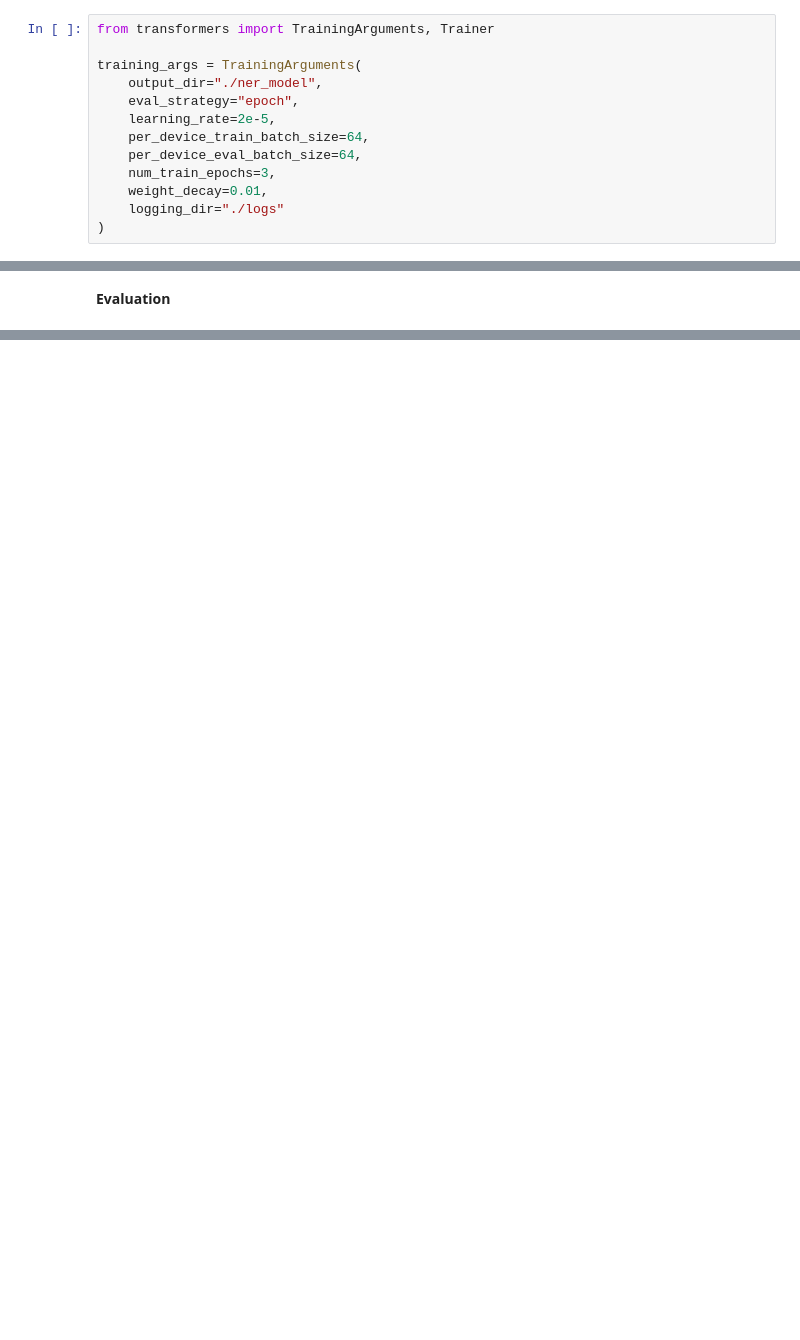
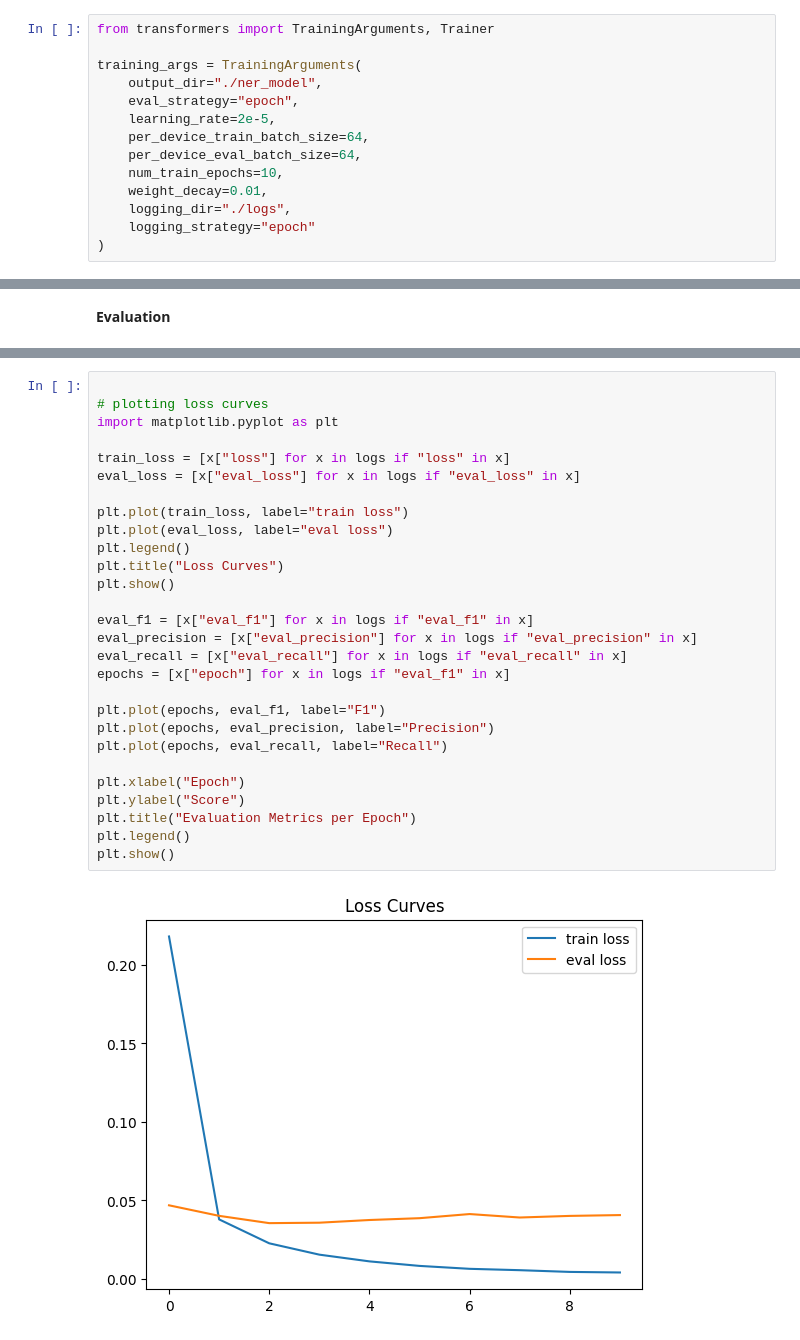
Before and after one commit to jromeo3415/BERT-adapt-to-NER, a Jupyter notebook: ADL_final_project.ipynb, the cells around one changed output, grey strips where cells are left out. Cells and saved outputs as stored; diff of their text form; blank space fills up the shorter version.

```diff
--- a/ADL_final_project.ipynb
+++ b/ADL_final_project.ipynb
@@ -106,9 +106,10 @@ training_args = TrainingArguments(
     learning_rate=2e-5,
     per_device_train_batch_size=64,
     per_device_eval_batch_size=64,
-    num_train_epochs=3,
+    num_train_epochs=10,
     weight_decay=0.01,
-    logging_dir="./logs"
+    logging_dir="./logs",
+    logging_strategy="epoch"
 )
 # %% [output]
 `logging_dir` is deprecated and will be removed in v5.2. Please set `TENSORBOARD_LOGGING_DIR` instead.
@@ -172,0 +245,30 @@ RuntimeError: Expected all tensors to be on the same device, but got index is on
+# %%
+
+# plotting loss curves
+import matplotlib.pyplot as plt
+
+train_loss = [x["loss"] for x in logs if "loss" in x]
+eval_loss = [x["eval_loss"] for x in logs if "eval_loss" in x]
+
+plt.plot(train_loss, label="train loss")
+plt.plot(eval_loss, label="eval loss")
+plt.legend()
+plt.title("Loss Curves")
+plt.show()
+
+eval_f1 = [x["eval_f1"] for x in logs if "eval_f1" in x]
+eval_precision = [x["eval_precision"] for x in logs if "eval_precision" in x]
+eval_recall = [x["eval_recall"] for x in logs if "eval_recall" in x]
+epochs = [x["epoch"] for x in logs if "eval_f1" in x]
+
+plt.plot(epochs, eval_f1, label="F1")
+plt.plot(epochs, eval_precision, label="Precision")
+plt.plot(epochs, eval_recall, label="Recall")
+
+plt.xlabel("Epoch")
+plt.ylabel("Score")
+plt.title("Evaluation Metrics per Epoch")
+plt.legend()
+plt.show()
+# %% [output]
+[figure, added]
```
Also changed, not shown: parts of 6 cells of this notebook.
